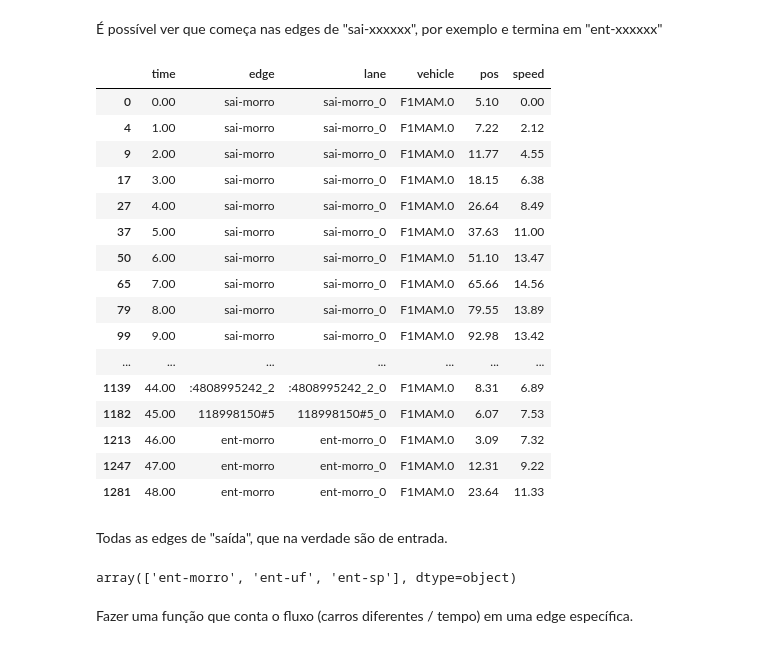
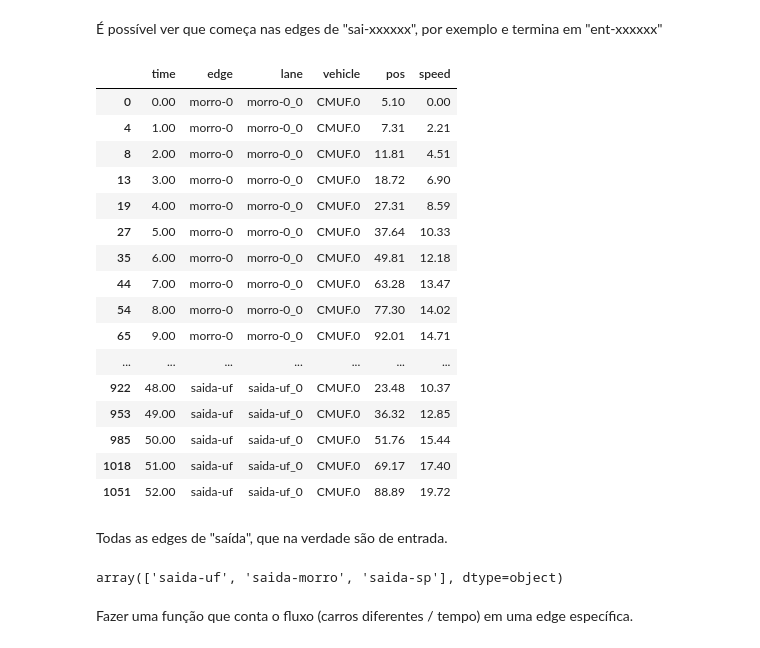
Before and after one commit to stephanJoao/dcc198-trab-multi, a Jupyter notebook: flux-analysis.ipynb, the cells around one changed output. Cells and saved outputs as stored; diff of their text form; code cells hidden in the pictures.

```diff
--- a/flux-analysis.ipynb
+++ b/flux-analysis.ipynb
@@ -6,7 +6,7 @@ import pandas as pd
 # %%
 data = []
 
-tree = ET.parse('resultados-completos.xml')
+tree = ET.parse('rawDump.xml')
 root = tree.getroot()
 
 # timesteps
@@ -41,32 +41,32 @@ df.head(10)
 É possível ver que começa nas edges de "sai-xxxxxx", por exemplo e termina em "ent-xxxxxx"
 # %%
 # track a vehicle
-df[df['vehicle'] == 'F1MAM.0']
+df[df['vehicle'] == 'CMUF.0']
 # %% [output]
 |  | time | edge | lane | vehicle | pos | speed |
-| 0 | 0.00 | sai-morro | sai-morro_0 | F1MAM.0 | 5.10 | 0.00 |
-| 4 | 1.00 | sai-morro | sai-morro_0 | F1MAM.0 | 7.22 | 2.12 |
-| 9 | 2.00 | sai-morro | sai-morro_0 | F1MAM.0 | 11.77 | 4.55 |
-| 17 | 3.00 | sai-morro | sai-morro_0 | F1MAM.0 | 18.15 | 6.38 |
-| 27 | 4.00 | sai-morro | sai-morro_0 | F1MAM.0 | 26.64 | 8.49 |
-| 37 | 5.00 | sai-morro | sai-morro_0 | F1MAM.0 | 37.63 | 11.00 |
-| 50 | 6.00 | sai-morro | sai-morro_0 | F1MAM.0 | 51.10 | 13.47 |
-| 65 | 7.00 | sai-morro | sai-morro_0 | F1MAM.0 | 65.66 | 14.56 |
-| 79 | 8.00 | sai-morro | sai-morro_0 | F1MAM.0 | 79.55 | 13.89 |
-| 99 | 9.00 | sai-morro | sai-morro_0 | F1MAM.0 | 92.98 | 13.42 |
+| 0 | 0.00 | morro-0 | morro-0_0 | CMUF.0 | 5.10 | 0.00 |
+| 4 | 1.00 | morro-0 | morro-0_0 | CMUF.0 | 7.31 | 2.21 |
+| 8 | 2.00 | morro-0 | morro-0_0 | CMUF.0 | 11.81 | 4.51 |
+| 13 | 3.00 | morro-0 | morro-0_0 | CMUF.0 | 18.72 | 6.90 |
+| 19 | 4.00 | morro-0 | morro-0_0 | CMUF.0 | 27.31 | 8.59 |
+| 27 | 5.00 | morro-0 | morro-0_0 | CMUF.0 | 37.64 | 10.33 |
+| 35 | 6.00 | morro-0 | morro-0_0 | CMUF.0 | 49.81 | 12.18 |
+| 44 | 7.00 | morro-0 | morro-0_0 | CMUF.0 | 63.28 | 13.47 |
+| 54 | 8.00 | morro-0 | morro-0_0 | CMUF.0 | 77.30 | 14.02 |
+| 65 | 9.00 | morro-0 | morro-0_0 | CMUF.0 | 92.01 | 14.71 |
 | ... | ... | ... | ... | ... | ... | ... |
-| 1139 | 44.00 | :4808995242_2 | :4808995242_2_0 | F1MAM.0 | 8.31 | 6.89 |
-| 1182 | 45.00 | 118998150#5 | 118998150#5_0 | F1MAM.0 | 6.07 | 7.53 |
-| 1213 | 46.00 | ent-morro | ent-morro_0 | F1MAM.0 | 3.09 | 7.32 |
-| 1247 | 47.00 | ent-morro | ent-morro_0 | F1MAM.0 | 12.31 | 9.22 |
-| 1281 | 48.00 | ent-morro | ent-morro_0 | F1MAM.0 | 23.64 | 11.33 |
+| 922 | 48.00 | saida-uf | saida-uf_0 | CMUF.0 | 23.48 | 10.37 |
+| 953 | 49.00 | saida-uf | saida-uf_0 | CMUF.0 | 36.32 | 12.85 |
+| 985 | 50.00 | saida-uf | saida-uf_0 | CMUF.0 | 51.76 | 15.44 |
+| 1018 | 51.00 | saida-uf | saida-uf_0 | CMUF.0 | 69.17 | 17.40 |
+| 1051 | 52.00 | saida-uf | saida-uf_0 | CMUF.0 | 88.89 | 19.72 |
 # %% [markdown]
 Todas as edges de "saída", que na verdade são de entrada.
 # %%
 # all edges (that begin with 'ent')
-df[df['edge'].str.startswith('ent')]['edge'].unique()
+df[df['edge'].str.startswith('saida')]['edge'].unique()
 # %% [output]
-array(['ent-morro', 'ent-uf', 'ent-sp'], dtype=object)
+array(['saida-uf', 'saida-morro', 'saida-sp'], dtype=object)
 # %% [markdown]
 Fazer uma função que conta o fluxo (carros diferentes / tempo) em uma edge específica.
 # %%
```
Also changed, not shown: parts of 4 cells of this notebook, 2 other files.
